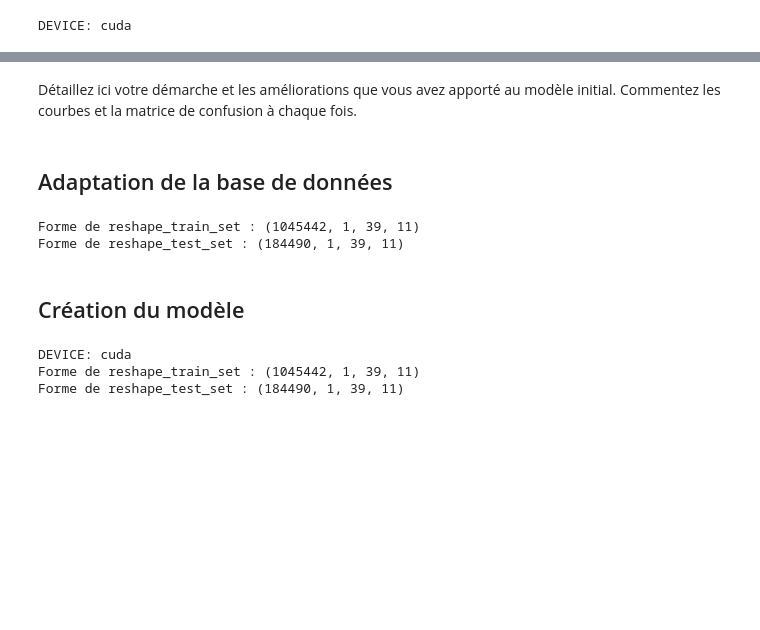
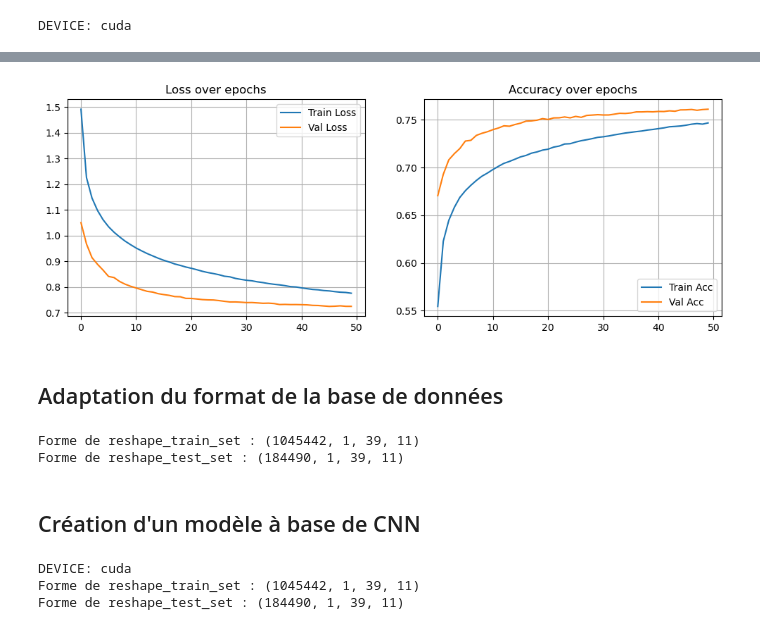
Before and after one commit to 0Pedrh0/Automatic_Speech_Processing, a Jupyter notebook: Projet_3EN_TSI_2025_DNN_TIMIT_Hanni_Benarib.ipynb, the cells around one changed output, grey strips where cells are left out. Drawn from its saved outputs; the diff is of its cells as text; code cells hidden in the pictures; blank space fills up the shorter version.

```diff
--- a/Projet_3EN_TSI_2025_DNN_TIMIT_Hanni_Benarib.ipynb
+++ b/Projet_3EN_TSI_2025_DNN_TIMIT_Hanni_Benarib.ipynb
@@ -165,9 +149,9 @@ import gc
 import torch
 import torch.nn as nn
 
-class Classifier(nn.Module):
+class Classifier_MLP(nn.Module):
     def __init__(self, num_classes = 39):
-        super(Classifier, self).__init__()
+        super(Classifier_MLP, self).__init__()
         self.layers = nn.Sequential(
            nn.Linear(11 * 39, 2048),
             nn.ReLU(),
@@ -227,14 +211,14 @@ device = get_device()
 print(f'DEVICE: {device}')
 
 # training parameters
-num_epoch = 30              # number of training epoch
+num_epoch = 50              # number of training epoch
 learning_rate = 0.001     # learning rate
 
 # the path where checkpoint saved
 model_path = './model.ckpt'
 
 # create model, define a loss function, and optimizer
-model = Classifier().to(device)
+model = Classifier_MLP().to(device)
 criterion = nn.CrossEntropyLoss()
 optimizer = torch.optim.Adam(model.parameters(), lr=learning_rate)
 # %% [output]
@@ -409,7 +309,26 @@ Cinquième tentaive  :
-# %% [markdown]
-Détaillez ici votre démarche et les améliorations que vous avez apporté au modèle initial. Commentez les courbes et la matrice de confusion à chaque fois.
+# %%
+# Plot de la focntion de loss
+plt.figure(figsize=(12, 4))
+plt.subplot(1, 2, 1)
+plt.plot(train_loss_tab, label='Train Loss')
+plt.plot(val_loss_tab, label='Val Loss')
+plt.legend()
+plt.grid()
+plt.title('Loss over epochs')
+
+# Plot de la précision
+plt.subplot(1, 2, 2)
+plt.plot(train_acc_tab, label='Train Acc')
+plt.plot(val_acc_tab, label='Val Acc')
+plt.legend()
+plt.grid()
+plt.title('Accuracy over epochs')
+
+plt.show()
+# %% [output]
+[figure, added]
 # %% [markdown]
-## Adaptation de la base de données
+## Adaptation du format de la base de données
 # %%
 # Reshape des données
 n = train_x.shape[0]
@@ -437,7 +363,7 @@ val_loader = DataLoader(test_set, batch_size=BATCH_SIZE, shuffle=False)
 Forme de reshape_train_set : (1045442, 1, 39, 11)
 Forme de reshape_test_set : (184490, 1, 39, 11)
 # %% [markdown]
-## Création du modèle
+## Création d'un modèle à base de CNN
 # %%
 # On tente l'implémentation d'une autre architecture à base de CNN pour reconnaitre les motifs dans les données
 
```
Also changed, not shown: parts of 25 cells of this notebook.
